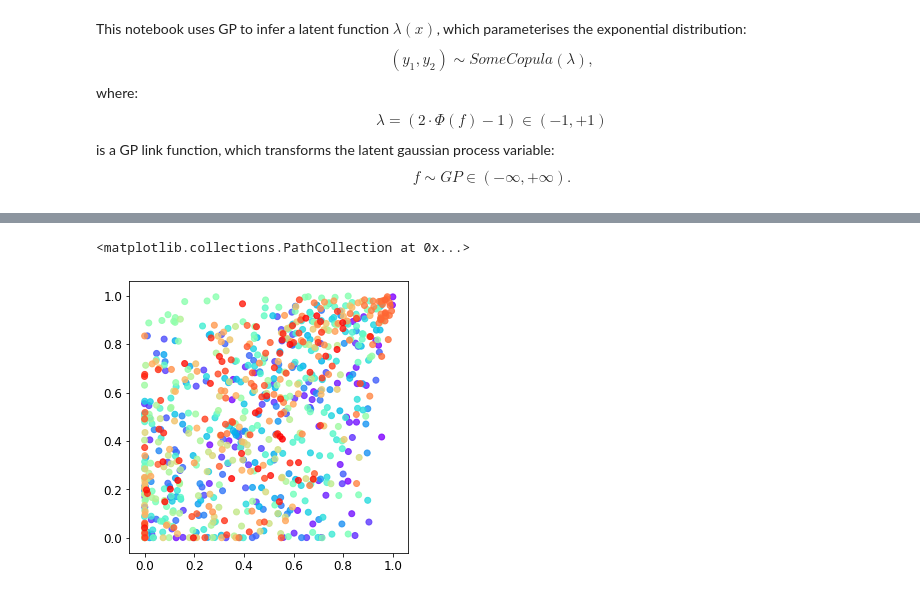
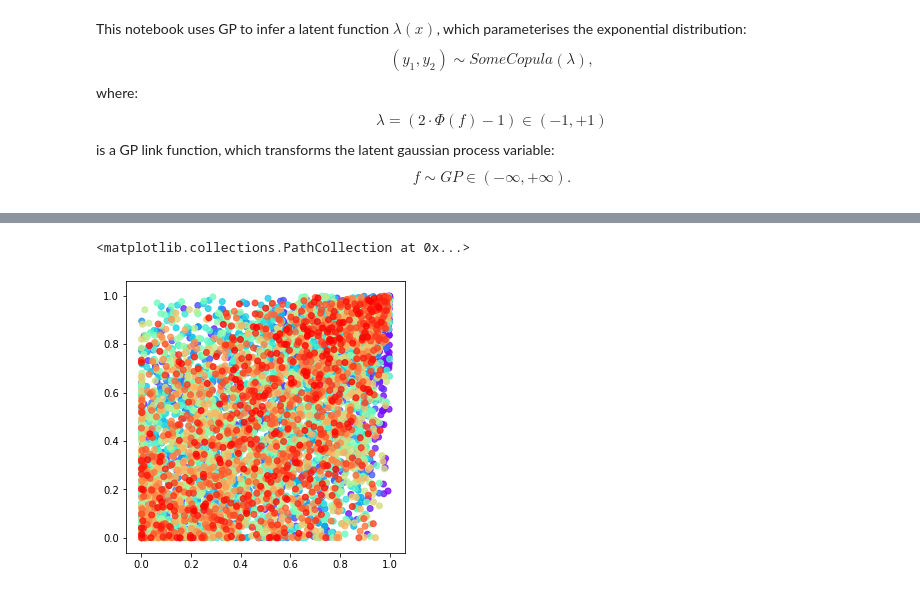
Before and after one commit to NinelK/CopulaGP, a Jupyter notebook: MI_FI_est.ipynb, the cells around one changed output, grey strips where cells are left out. Drawn from its saved outputs; the diff is of its cells as text; code cells hidden in the pictures.

```diff
--- a/MI_FI_est.ipynb
+++ b/MI_FI_est.ipynb
@@ -90,34 +80,34 @@ plt.hist(behaviour_pkl['fat_licks'])
 # %%
 signals = signal_pkl['signals_transformed']
 n1 = 1
 n2 = 12
 Y_all = np.array([signals[n1],signals[n2]]).T
 name1, name2 = 'Background', 'Neuron 12'
 #Y_all = np.array([behaviour_pkl['transformed_velocity'],signals[n1]]).T
 X_all = np.array(behaviour_pkl['position'])#local_time
 ve = np.array(behaviour_pkl['velocity'])
 
 rule = (Y_all[:,0]>1e-4) & (Y_all[:,1]>1e-4)  \
         & (Y_all[:,0]<1.-1e-4) & (Y_all[:,1]<1.-1e-4) \
-        & (behaviour_pkl['fat_licks'] > 2.4)
+        #& (behaviour_pkl['fat_early_reward'] <= thr)
 
 ve = ve[rule]
 trials = behaviour_pkl['trials'][rule]
 
 X = np.reshape(X_all[rule],(-1,1))
 X[X<0] = 160.+X[X<0]
 X[X>160] = X[X>160]-160.
 X = X/160.
 Y = Y_all[rule]
 
 NSamp = X.shape[0]
 plt.figure(figsize=(5,5))
 colors = cm.rainbow(np.linspace(0., 1., NSamp))
 skip = 3
 plt.scatter(*Y[::skip].T, color=colors[::skip], alpha=0.8)
 # %% [output]
 <matplotlib.collections.PathCollection at 0x...>
-[figure, old version]
+[figure, new version]
 # %%
 from scipy.stats import pearsonr
 from scipy.stats import kendalltau
```
Also changed, not shown: parts of 24 cells of this notebook, 3 other files.
